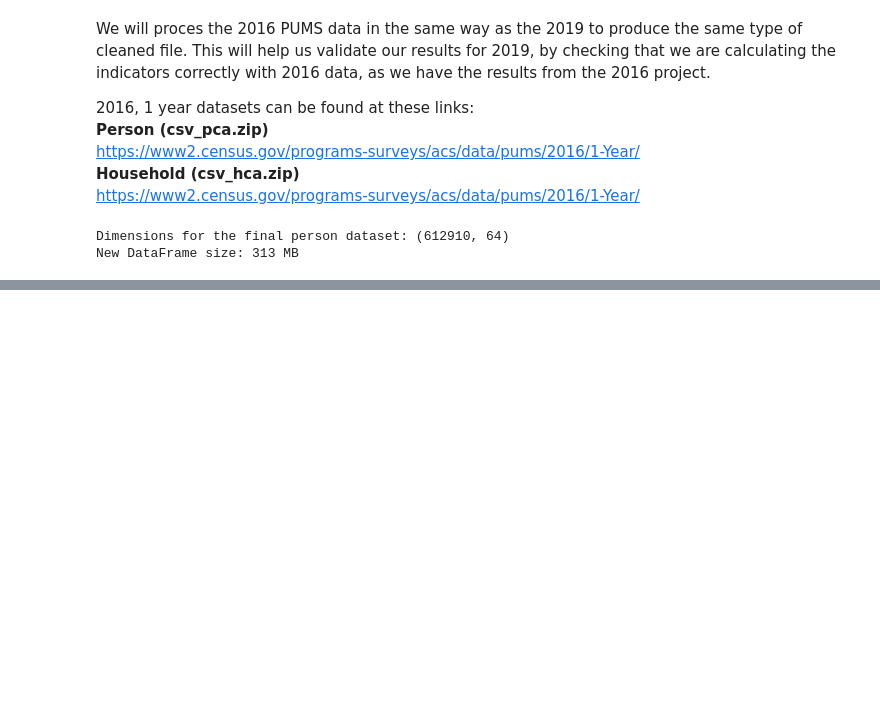
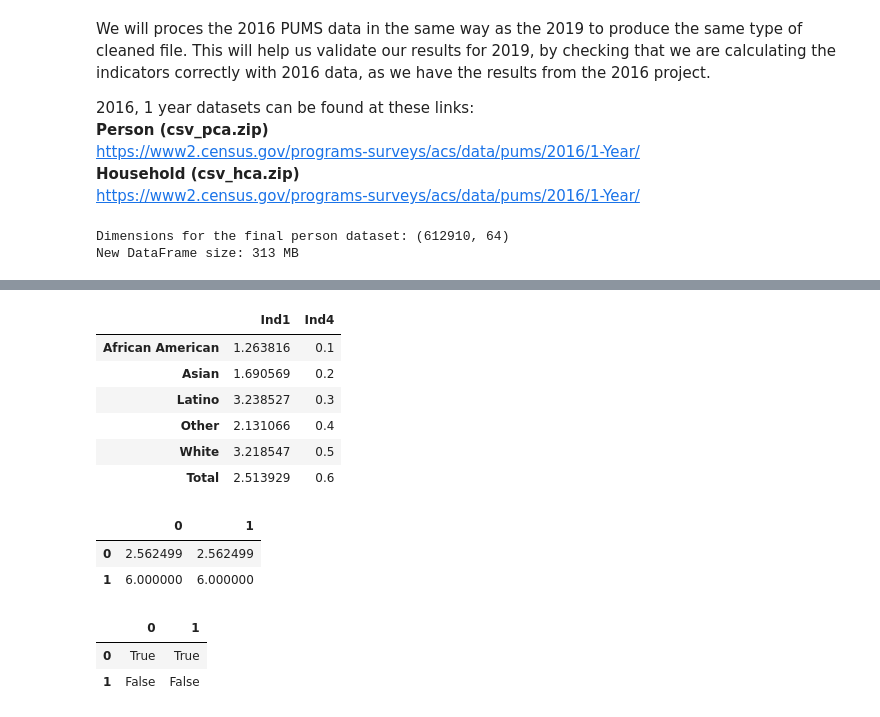
Before and after one commit to jaimev408/Oakland_RE_Indicators, a Jupyter notebook: ORE Main.ipynb, the cells around one changed output, grey strips where cells are left out. Saved outputs shown, nothing was run; the diff lists cells and outputs as text; code cells hidden in the pictures; blank space fills up the shorter version.

```diff
--- a/ORE Main.ipynb
+++ b/ORE Main.ipynb
@@ -319,0 +388,10 @@ Name: RACE, dtype: float64
+# %%
+dummyTable.loc[:,:]
+# %% [output]
+|  | Ind1 | Ind4 |
+| African American | 1.263816 | 0.1 |
+| Asian | 1.690569 | 0.2 |
+| Latino | 3.238527 | 0.3 |
+| Other | 2.131066 | 0.4 |
+| White | 3.218547 | 0.5 |
+| Total | 2.513929 | 0.6 |
@@ -319,0 +402,12 @@ Name: RACE, dtype: float64
+# %%
+test
+# %% [output]
+|  | 0 | 1 |
+| 0 | 2.562499 | 2.562499 |
+| 1 | 6.000000 | 6.000000 |
+# %%
+scoreTable.ratioTo[70:72].to_numpy() > test
+# %% [output]
+|  | 0 | 1 |
+| 0 | True | True |
+| 1 | False | False |
```
Also changed, not shown: parts of 40 cells of this notebook.
